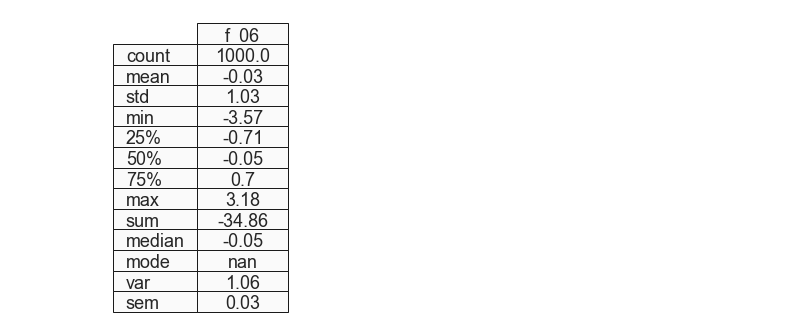
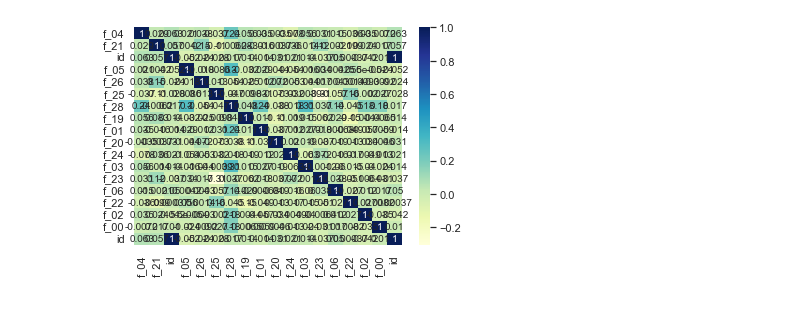
Before and after one commit to Vitor-Almeida/featureOps, a Jupyter notebook: PowerBITests.ipynb, the cells around one changed output. Cells and saved outputs as stored; diff of their text form; code cells hidden in the pictures.

```diff
--- a/PowerBITests.ipynb
+++ b/PowerBITests.ipynb
@@ -23,13 +23,26 @@ featureDF = read_csv(fileDir)
 featureDF.set_index(idxName[0],inplace=True,drop=False)
 numFList = list(set(featureDF.columns) - set(tgtFList) - set(discFList) - set(catFList))
 numDF = featureDF.sample(n=50000)
-dataset = melt(featureDF, id_vars = idxName + catFList, value_vars=numFList+discFList,value_name='numfeatures')
+dataset = melt(numDF, id_vars = idxName + catFList, value_vars=numFList+discFList,value_name='numfeatures')
 dataset = dataset[dataset['variable']=='f_06']
+
+isCorrel = True
+
+#### mudança do melt para o tabular : ####
+if isCorrel:
+    dataset = numDF[numFList]
+
 ######################################################################################################
+
+#recomendacoes:
+#By default, Power BI loads pandas, matplotlib and os, no need to re-import it (import pandas as pd). If you do need to alias the package, create a variable, pd=pandas and then you can use pd.read_csv(..)
 # %%
 ############# LOCAL FLOW : ############################################################
-graph_type = 'table'
-transform_flag = False
+graph_type = 'heatcorrel' #'histogram','qqplot','boxplot','table','heatcorrel'
+transform_flag = False #uso especifico da aba com transformações
+use_sample_size = True #deixar mais rapido, se todos os pontos nao forem importante para a conta.
+## posicao: width etc..
+## olhar a api do bi javascript
 #######################################################################################
 
 ############## GLOBAL #################################################################
@@ -37,14 +50,14 @@ sns.set(rc={"figure.dpi":300, 'savefig.dpi':300})
 samplesize = read_csv("D:\\Projetos\\competicoes\\featureOps\\data\\dashboards\\biExports\\samplesize.csv")
 samplesize = list(samplesize['samplesize'])[0]
 
-if samplesize > len(dataset):
-    samplesize = len(dataset)-1
-
-if graph_type != 'table':
+if use_sample_size:
+    if samplesize > len(dataset):
+        samplesize = len(dataset)
     dataset = dataset.sample(n=int(samplesize))
 
-featList = list(dataset['variable'].drop_duplicates())[0]
-dataset = dataset[['numfeatures']]
+if graph_type not in ['heatcorrel']: # tipos de gráficos que não recebem o melt.
+    dataset = dataset[['numfeatures']]
+    featList = list(dataset['variable'].drop_duplicates())[0]
 #######################################################################################
 
 
@@ -54,10 +67,10 @@ def graph_transf():
 
     transformers = read_csv("D:\\Projetos\\competicoes\\featureOps\\data\\dashboards\\biExports\\transformers.csv")
     transformers = list(transformers['transformers'])[0]
-    transDic = {'StandardScaler':StandardScaler(),'MaxAbsScaler':MaxAbsScaler(),'PowerTransformer':PowerTransformer()}
+    transDic = {'StandardScaler':StandardScaler(),'MaxAbsScaler':MaxAbsScaler(),'PowerTransformer':PowerTransformer()} #colocar aqui os suportados
     scaler = transDic[transformers]
     scaler.fit(dataset)
-    dataset = DataFrame(scaler.transform(dataset),columns={'numfeatures'})
+    dataset = DataFrame(scaler.transform(dataset),columns={'numfeatures'}) #ajustar aqui para o modo tabular
 
     return None
 
@@ -99,38 +112,47 @@ def graph_table():
     ax.axis('tight')
     ax.figure.set_size_inches(4, 4)
 
-    #cores:
+    #cores da tabela:
     colors_cell = [['#FAFAFA']]*13
     colors_rows = ['#FAFAFA']*13
     colors_cols = ['#FAFAFA']
 
-    #inferno:
+    #inferno na terra (formatacao da tabela com o matplotlib):
+    #talvez formatar por celula, for i in cells, seja melhor
     tablex = table.table(ax,cellText=statsx.values, colLabels=statsx.columns,rowLabels=statsx.index,cellLoc='center',loc='center',colWidths = [0.25],cellColours=colors_cell,rowColours=colors_rows,colColours=colors_cols)
     tablex.auto_set_font_size(False)
     tablex.set_fontsize(18)
     tablex.scale(1.3,1.3) #(COLUMN,ROW)
     tight_layout(pad=0, w_pad=0, h_pad=0)
 
     show()
 
 def graph_qqplot():
 
     global dataset
     graph = stats.probplot(dataset['numfeatures'], plot=sns.mpl.pyplot)
     show()
 
+def correl_table():
+
+    global dataset
+    dataplot = sns.heatmap(dataset.corr(), cmap="YlGnBu", annot=True)
+
+    show()
+
+
 def graph_boxplot():
 
     global dataset
     graph = sns.boxplot(data=dataset,orient='vertical')
     show()
 
 
 ############## GLOBAL FLOW : ##########################################################
-possibleGraphs = {'histogram':graph_hist,'qqplot':graph_qqplot,'boxplot':graph_boxplot,'table':graph_table}
+possibleGraphs = {'histogram':graph_hist,'qqplot':graph_qqplot,'boxplot':graph_boxplot,'table':graph_table,'heatcorrel':correl_table}
 #######################################################################################
 
 graph_transf() if transform_flag else None
 possibleGraphs[graph_type]()
 # %% [output]
-[figure, old version]
+[figure, new version]
```
Also changed, not shown: 3 other files.
